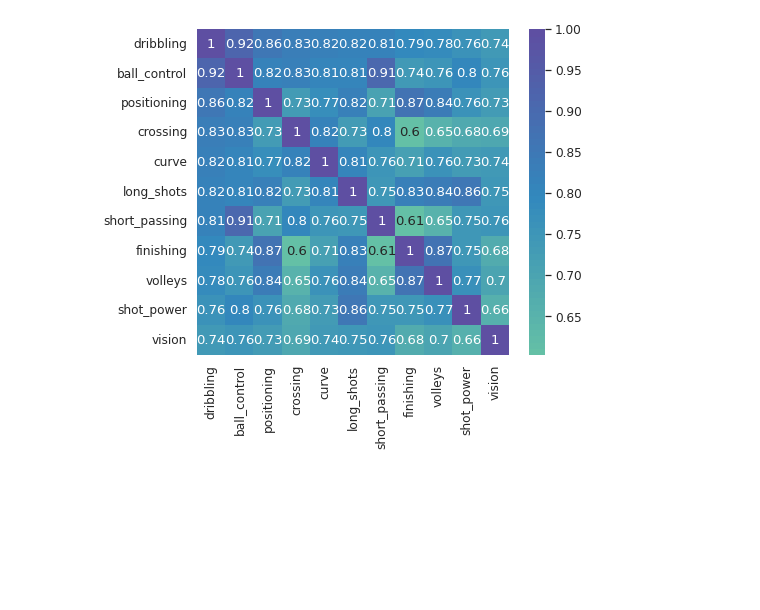
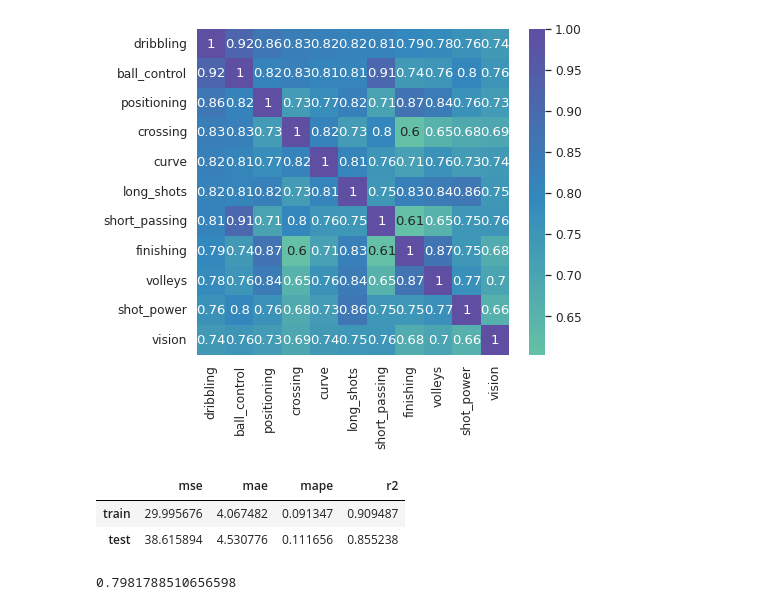
Before and after one commit to McReader/ml-intro, a Jupyter notebook: 3_linear_regression/linear_regression.ipynb, the cells around one changed output. Cells and saved outputs as stored; diff of their text form; code cells hidden in the pictures; blank space fills up the shorter version.

```diff
--- a/3_linear_regression/linear_regression.ipynb
+++ b/3_linear_regression/linear_regression.ipynb
@@ -1635,3 +1635,16 @@ Below you may find the heatmap for the correlation of the features
 sns.heatmap(df[cols].corr(method='pearson'), center=0, cmap='Spectral', annot=True);
 # %% [output]
 [figure]
+# %%
+x_train, y_train, x_test, y_test = get_train_test_data(features, target)
+model = LinearRegression(fit_intercept=True)
+
+fit_and_evaluate(model, x_train, y_train, x_test, y_test)
+# %% [output]
+|  | mse | mae | mape | r2 |
+| train | 29.995676 | 4.067482 | 0.091347 | 0.909487 |
+| test | 38.615894 | 4.530776 | 0.111656 | 0.855238 |
+# %%
+l2_norm(model.coef_)
+# %% [output]
+0.7981788510656598
```
